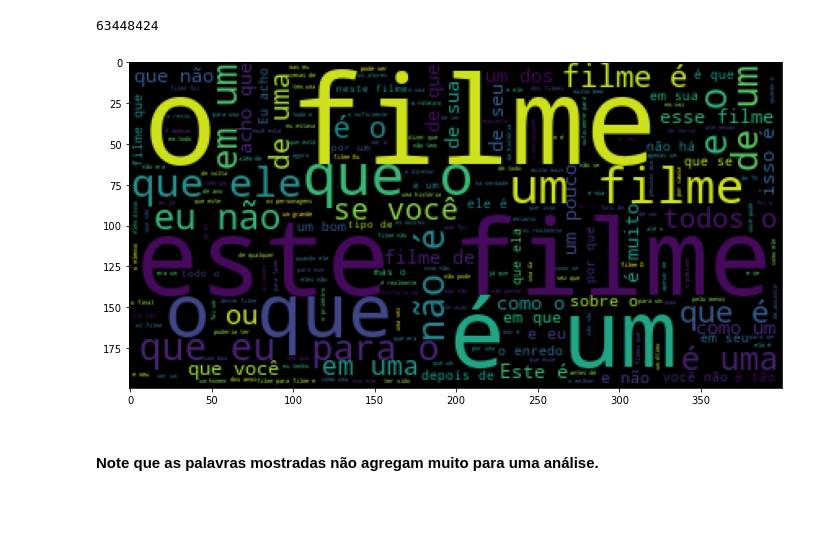
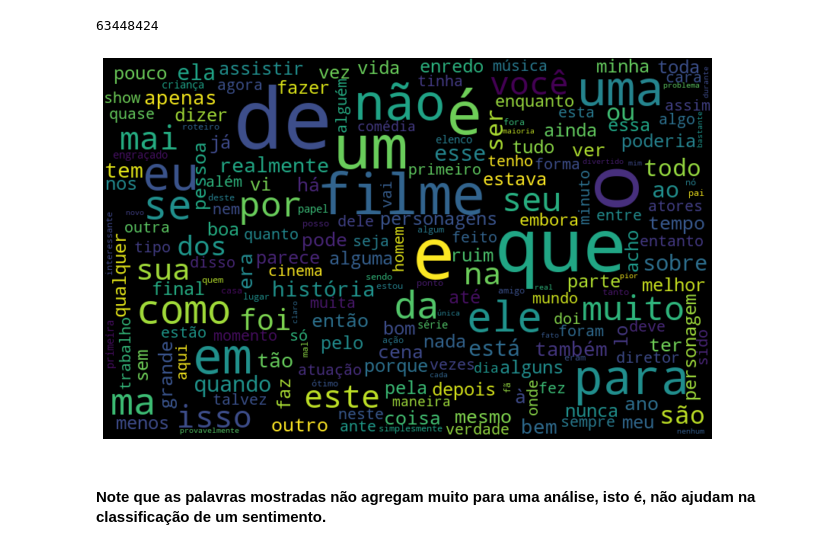
Before and after one commit to silsantos/Deep_Learning, a Jupyter notebook: 1.intro_nlp.ipynb, the cells around one changed output. Cells and saved outputs as stored; diff of their text form; code cells hidden in the pictures; blank space fills up the shorter version.

```diff
--- a/1.intro_nlp.ipynb
+++ b/1.intro_nlp.ipynb
@@ -189,16 +189,21 @@ len(todas_palavras)
 # %%
 # Criando a nuvem de palavras:
 
-nuvem_palavras = WordCloud().generate(todas_palavras)
+nuvem_palavras = WordCloud(width = 800, height = 500,
+                           max_font_size = 110,
+                           collocations = False).generate(todas_palavras)
+
+# Parâmetro Collocations = False: Não colocar bigramas (termos com 2 palavras)
 # %%
 # Transformando a nuvem de palavras em uma imagem:
 
 import matplotlib.pyplot as plt
 
-plt.figure(figsize=(12, 6))
-plt.imshow(nuvem_palavras)
+plt.figure(figsize=(12, 7))
+plt.imshow(nuvem_palavras, interpolation = 'bilinear') # parâmetro interpolation: trabalha para deixar as imagens mais nítidas
+plt.axis('off')
 plt.show()
 # %% [output]
-[figure, old version]
+[figure, new version]
 # %% [markdown]
-#### Note que as palavras mostradas não agregam muito para uma análise.
+#### Note que as palavras mostradas não agregam muito para uma análise, isto é, não ajudam na classificação de um sentimento.
```
Also changed, not shown: parts of 14 cells of this notebook.
